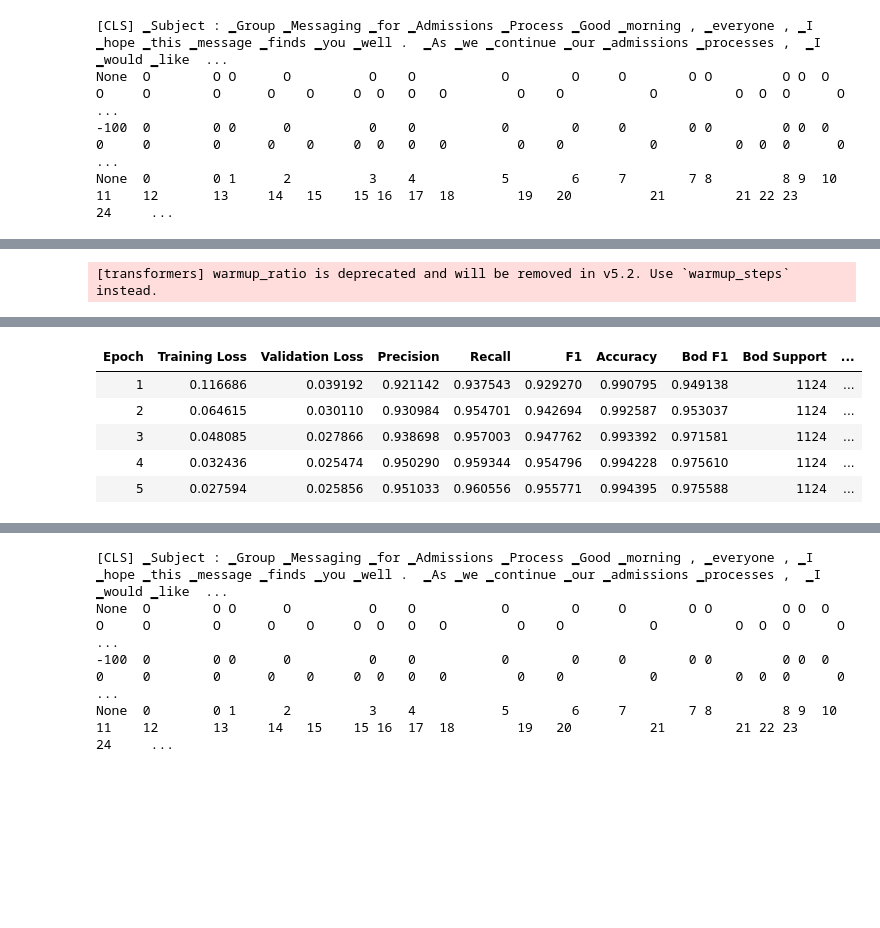
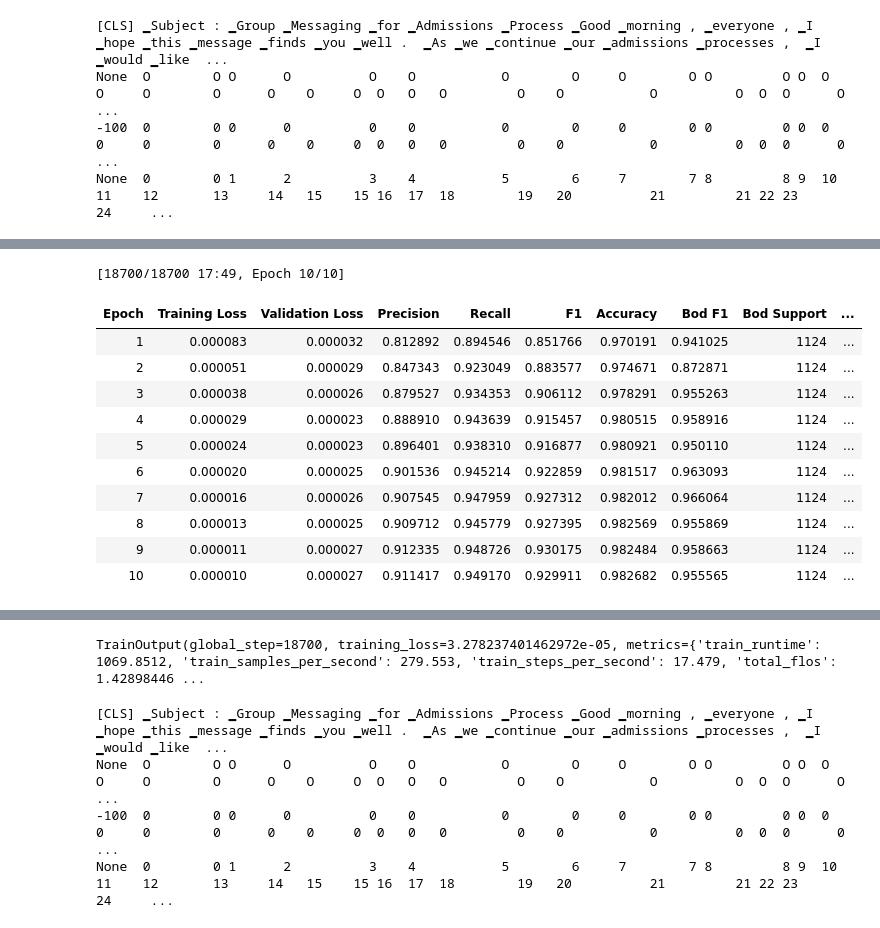
Before and after one commit to ben-gid/pii_redaction, a Jupyter notebook: notebooks/sentence_piece.ipynb, the cells around one changed output, grey strips where cells are left out. Saved outputs shown, nothing was run; the diff lists cells and outputs as text; code cells hidden in the pictures; blank space fills up the shorter version.

```diff
--- a/notebooks/sentence_piece.ipynb
+++ b/notebooks/sentence_piece.ipynb
@@ -329,32 +388,14 @@ View run at https://wandb.ai/bengid-/pii-redaction/runs/l1z2xfay
 # %%
-for name, param in model.named_parameters():
-    param.requires_grad = False if not name.startswith("classifier") else True
-    if param.requires_grad:
-        print(f"{name} requires grad")
-
-training_args_phase1 = TrainingArguments(
-    output_dir=str(MODEL_DIR),
-    report_to="wandb",
-    learning_rate=1e-3,
-    per_device_train_batch_size=16,
-    per_device_eval_batch_size=16,
-    num_train_epochs=2,
-    weight_decay=0.01,
-    eval_strategy="epoch",
-    warmup_ratio=0.1,
-    bf16=False,
-    tf32=True,
-    max_grad_norm=1.0,
-)
-
 trainer = WeightedTokenClassificationTrainer(
     model=model,
-    args=training_args_phase1,
+    args=training_args,
     train_dataset=dataset["train"],
     eval_dataset=dataset["validation"],
     processing_class=tokenizer,
     data_collator=data_collator,
     compute_metrics=compute_metrics,
+    callbacks=[DetailedProgressCallback()],
+    class_weights=weights
 )
 trainer.train()
 # %% [output]
@@ -376,33 +416,33 @@ for name, param in model.named_parameters():
 # %%
 # Unfreeze the backbone
 for param in model.base_model.parameters():
     param.requires_grad = True
 
-training_args_phase2 = TrainingArguments(
-    output_dir=str(MODEL_DIR),
-    learning_rate=2e-5, # low learning_rate
-    per_device_train_batch_size=8,
-    per_device_eval_batch_size=8,
-    gradient_accumulation_steps=2,
-    num_train_epochs=5,
-    weight_decay=0.01,
-    eval_strategy="epoch",
-    warmup_ratio=0.1,
-    bf16=False,
-    tf32=True,
-    max_grad_norm=1.0,
-)
+update_args()
 
 trainer = WeightedTokenClassificationTrainer(
     model=model,
-    args=training_args_phase2,
+    args=training_args,
     train_dataset=dataset["train"],
     eval_dataset=dataset["validation"],
     processing_class=tokenizer,
     data_collator=data_collator,
     compute_metrics=compute_metrics,
+    callbacks=[DetailedProgressCallback()],
+    class_weights=weights
 )
 
 trainer.train()
 # %% [output]
-[transformers] warmup_ratio is deprecated and will be removed in v5.2. Use `warmup_steps` instead.
+[18700/18700 17:49, Epoch 10/10]
+| Epoch | Training Loss | Validation Loss | Precision | Recall | F1 | Accuracy | Bod F1 | Bod Support | ... |
+| 1 | 0.000083 | 0.000032 | 0.812892 | 0.894546 | 0.851766 | 0.970191 | 0.941025 | 1124 | ... |
+| 2 | 0.000051 | 0.000029 | 0.847343 | 0.923049 | 0.883577 | 0.974671 | 0.872871 | 1124 | ... |
+| 3 | 0.000038 | 0.000026 | 0.879527 | 0.934353 | 0.906112 | 0.978291 | 0.955263 | 1124 | ... |
+| 4 | 0.000029 | 0.000023 | 0.888910 | 0.943639 | 0.915457 | 0.980515 | 0.958916 | 1124 | ... |
+| 5 | 0.000024 | 0.000023 | 0.896401 | 0.938310 | 0.916877 | 0.980921 | 0.950110 | 1124 | ... |
+| 6 | 0.000020 | 0.000025 | 0.901536 | 0.945214 | 0.922859 | 0.981517 | 0.963093 | 1124 | ... |
+| 7 | 0.000016 | 0.000026 | 0.907545 | 0.947959 | 0.927312 | 0.982012 | 0.966064 | 1124 | ... |
+| 8 | 0.000013 | 0.000025 | 0.909712 | 0.945779 | 0.927395 | 0.982569 | 0.955869 | 1124 | ... |
+| 9 | 0.000011 | 0.000027 | 0.912335 | 0.948726 | 0.930175 | 0.982484 | 0.958663 | 1124 | ... |
+| 10 | 0.000010 | 0.000027 | 0.911417 | 0.949170 | 0.929911 | 0.982682 | 0.955565 | 1124 | ... |
@@ -410,6 +452,0 @@ trainer.train()
-| Epoch | Training Loss | Validation Loss | Precision | Recall | F1 | Accuracy | Bod F1 | Bod Support | ... |
-| 1 | 0.116686 | 0.039192 | 0.921142 | 0.937543 | 0.929270 | 0.990795 | 0.949138 | 1124 | ... |
-| 2 | 0.064615 | 0.030110 | 0.930984 | 0.954701 | 0.942694 | 0.992587 | 0.953037 | 1124 | ... |
-| 3 | 0.048085 | 0.027866 | 0.938698 | 0.957003 | 0.947762 | 0.993392 | 0.971581 | 1124 | ... |
-| 4 | 0.032436 | 0.025474 | 0.950290 | 0.959344 | 0.954796 | 0.994228 | 0.975610 | 1124 | ... |
-| 5 | 0.027594 | 0.025856 | 0.951033 | 0.960556 | 0.955771 | 0.994395 | 0.975588 | 1124 | ... |
@@ -422,3 +496,4 @@ TrainOutput(global_step=9350, training_loss=0.06486552294562845, metrics={'train
+TrainOutput(global_step=18700, training_loss=3.278237401462972e-05, metrics={'train_runtime': 1069.8512, 'train_samples_per_second': 279.553, 'train_steps_per_second': 17.479, 'total_flos': 1.42898446 ...
 # %%
 for name, param in model.named_parameters():
     if torch.isnan(param).any():
```
Also changed, not shown: parts of 30 cells of this notebook, 20 other files.
